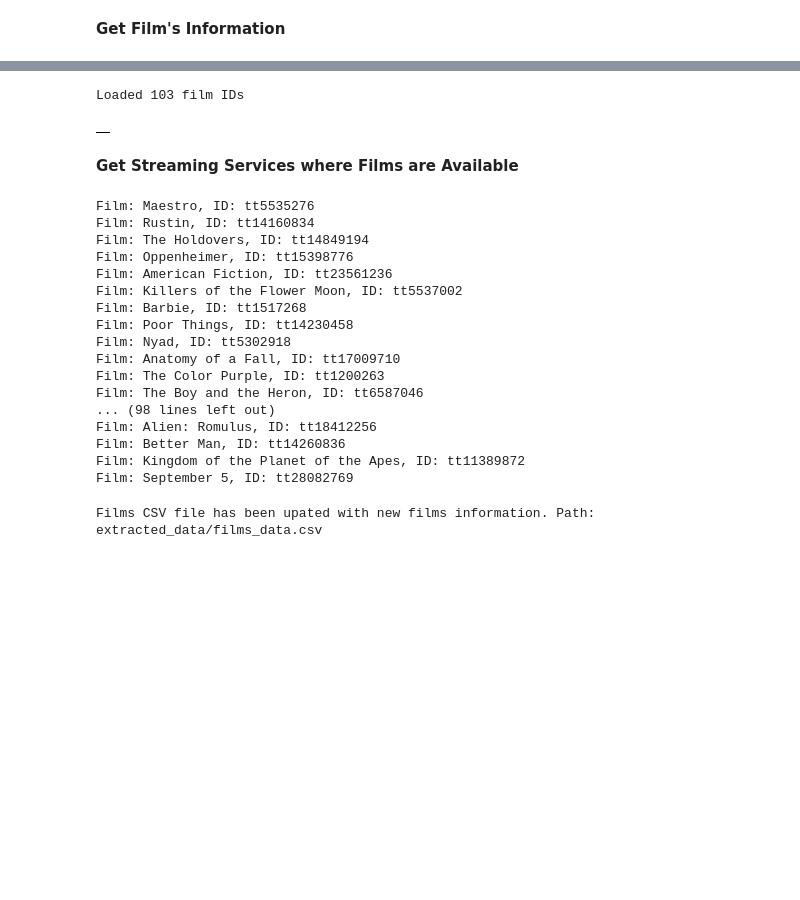
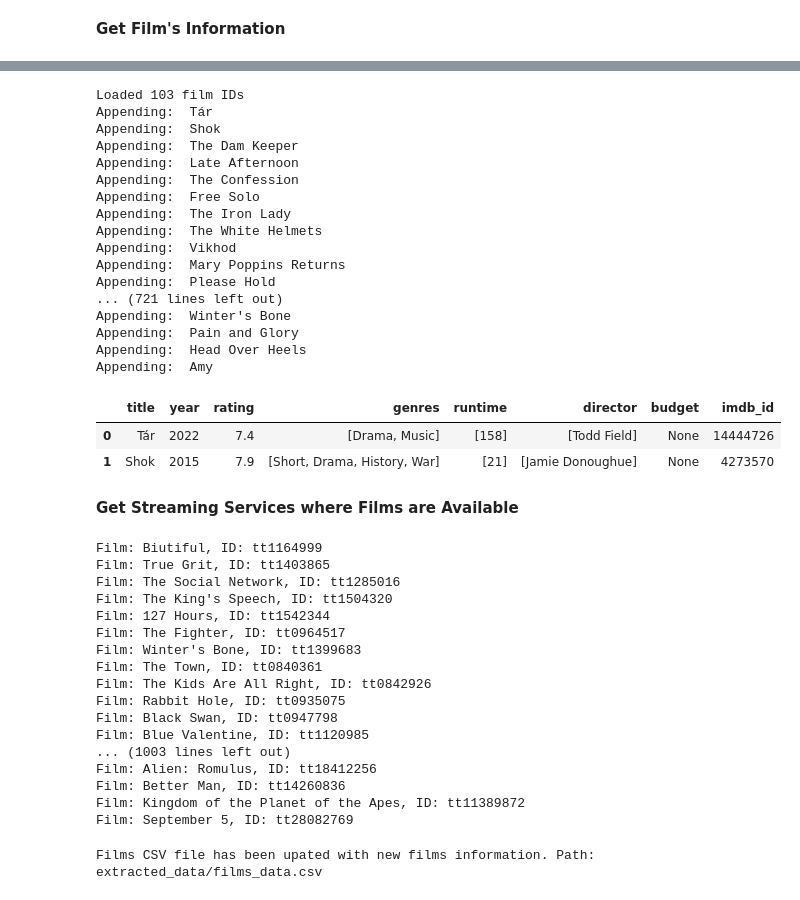
Before and after one commit to jsonavalos/automated-etl-pipeline, a Jupyter notebook: etl/extraction/extraction.ipynb, the cells around one changed output, grey strips where cells are left out. Cells and saved outputs as stored; diff of their text form; code cells hidden in the pictures; blank space fills up the shorter version.

```diff
--- a/etl/extraction/extraction.ipynb
+++ b/etl/extraction/extraction.ipynb
@@ -29,7 +29,7 @@ oscar_awards_df.head()
 # %%
 current_year = datetime.now().year
 # Obtain all the films from 2024
-year_start = 2023
+year_start = 2010
 
 oscar_awards_df["YearStart"] = (
     oscar_awards_df["Year"].astype(str).str.split("/").str[0].astype(int))
@@ -72,35 +72,63 @@ for film_id in combined_unique:
 
     if film:
         # Extract budget from business info
         budget = None
         if 'business' in film.keys():
             business = film.get('business', {})
             # Budget is stored as a list in the 'budget' key
             budget_list = business.get('budget', [])
             if budget_list:
                 budget = budget_list[0]  # Take first budget entry
 
     if film:
+        directors = []
+        for d in film.get("directors", []):
+        # IMDbPY Person objects have .get("name")
+            try:
+                name = d.get("name")
+                if name:
+                    directors.append(name)
+            except Exception:
+                pass
+
         basic_info = {
             "title": film.get("title"),
             "year": film.get("year"),
             "rating": film.get("rating"),
             "genres": film.get("genres"),
             "runtime": film.get("runtimes"),
-            "director": [d["name"] for d in film.get("directors", [])],
+            "director": directors,
             "budget": budget,
             "imdb_id": film.movieID
         }
         print("Appending: ", basic_info['title'])
         film_rows.append(basic_info)
     else:
         print("Film was not found:", film_id)
 
 films_information = pd.DataFrame(film_rows)
 films_information.head(2)
 # %% [output]
 Loaded 103 film IDs
+Appending:  Tár
+Appending:  Shok
+Appending:  The Dam Keeper
+Appending:  Late Afternoon
+Appending:  The Confession
+Appending:  Free Solo
+Appending:  The Iron Lady
+Appending:  The White Helmets
+Appending:  Vikhod
+Appending:  Mary Poppins Returns
+Appending:  Please Hold
+... (721 lines left out)
+Appending:  Winter's Bone
+Appending:  Pain and Glory
+Appending:  Head Over Heels
+Appending:  Amy
-|  |
+|  | title | year | rating | genres | runtime | director | budget | imdb_id |
+| 0 | Tár | 2022 | 7.4 | [Drama, Music] | [158] | [Todd Field] | None | 14444726 |
+| 1 | Shok | 2015 | 7.9 | [Short, Drama, History, War] | [21] | [Jamie Donoughue] | None | 4273570 |
 # %% [markdown]
 **Get Streaming Services where Films are Available**
 # %%
@@ -160,19 +188,19 @@ for row in film_identifiers.itertuples(index=False):
 
 film_streaming_options = pd.DataFrame(film_streaming_options)
 # %% [output]
-Film: Maestro, ID: tt5535276
-Film: Rustin, ID: tt14160834
-Film: The Holdovers, ID: tt14849194
-Film: Oppenheimer, ID: tt15398776
-Film: American Fiction, ID: tt23561236
-Film: Killers of the Flower Moon, ID: tt5537002
-Film: Barbie, ID: tt1517268
-Film: Poor Things, ID: tt14230458
-Film: Nyad, ID: tt5302918
-Film: Anatomy of a Fall, ID: tt17009710
-Film: The Color Purple, ID: tt1200263
-Film: The Boy and the Heron, ID: tt6587046
-... (98 lines left out)
+Film: Biutiful, ID: tt1164999
+Film: True Grit, ID: tt1403865
+Film: The Social Network, ID: tt1285016
+Film: The King's Speech, ID: tt1504320
+Film: 127 Hours, ID: tt1542344
+Film: The Fighter, ID: tt0964517
+Film: Winter's Bone, ID: tt1399683
+Film: The Town, ID: tt0840361
+Film: The Kids Are All Right, ID: tt0842926
+Film: Rabbit Hole, ID: tt0935075
+Film: Black Swan, ID: tt0947798
+Film: Blue Valentine, ID: tt1120985
+... (1003 lines left out)
 Film: Alien: Romulus, ID: tt18412256
 Film: Better Man, ID: tt14260836
 Film: Kingdom of the Planet of the Apes, ID: tt11389872
```
Also changed, not shown: parts of 1 cell of this notebook, 8 other files.
